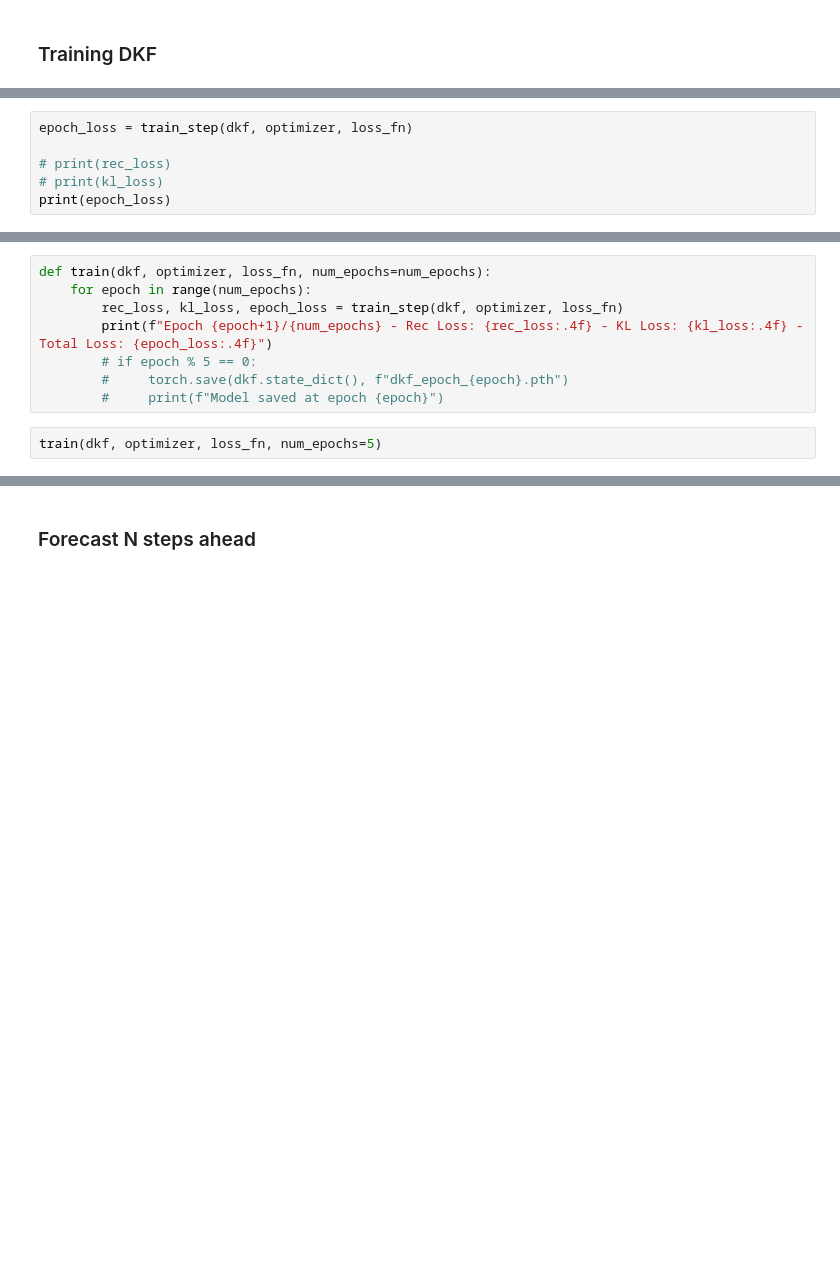
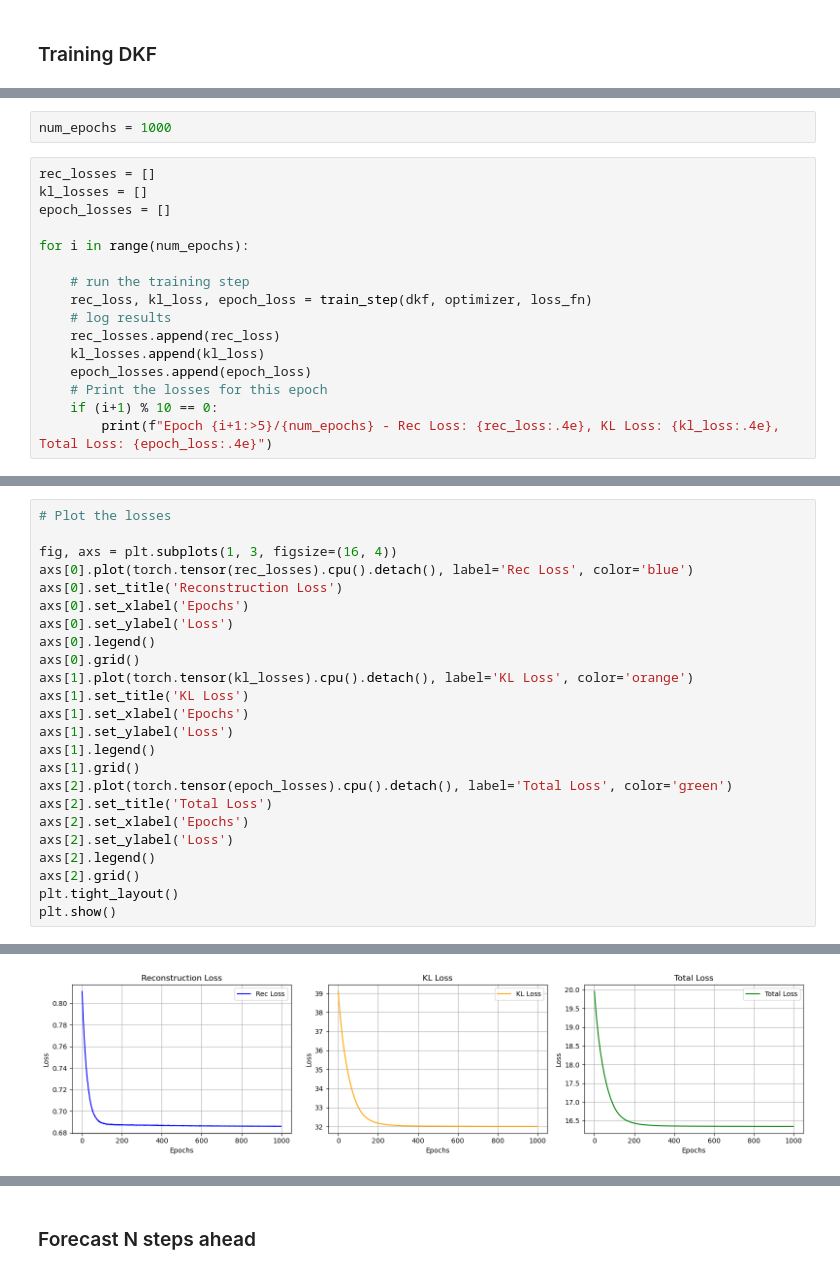
Before and after one commit to BenjaminDeporte/MVA_Stage, a Jupyter notebook: Train_DKF.ipynb, the cells around one changed output, grey strips where cells are left out. Drawn from its saved outputs; the diff is of its cells as text; blank space fills up the shorter version.

```diff
--- a/Train_DKF.ipynb
+++ b/Train_DKF.ipynb
@@ -221,7 +209,19 @@ def train_step(model, optimizer, criterion, train_loader=train_loader, device=de
+# %%
+num_epochs = 1000
 # %%
-epoch_loss = train_step(dkf, optimizer, loss_fn)
+rec_losses = []
+kl_losses = []
+epoch_losses = []
 
-# print(rec_loss)
-# print(kl_loss)
-print(epoch_loss)
+for i in range(num_epochs):
+
+    # run the training step
+    rec_loss, kl_loss, epoch_loss = train_step(dkf, optimizer, loss_fn)
+    # log results
+    rec_losses.append(rec_loss)
+    kl_losses.append(kl_loss)
+    epoch_losses.append(epoch_loss)
+    # Print the losses for this epoch
+    if (i+1) % 10 == 0:
+        print(f"Epoch {i+1:>5}/{num_epochs} - Rec Loss: {rec_loss:.4e}, KL Loss: {kl_loss:.4e}, Total Loss: {epoch_loss:.4e}")
 # %% [output]
@@ -229,11 +245,25 @@ RuntimeError: element 0 of tensors does not require grad and does not have a gra
-# %%
-def train(dkf, optimizer, loss_fn, num_epochs=num_epochs):
-    for epoch in range(num_epochs):
-        rec_loss, kl_loss, epoch_loss = train_step(dkf, optimizer, loss_fn)
-        print(f"Epoch {epoch+1}/{num_epochs} - Rec Loss: {rec_loss:.4f} - KL Loss: {kl_loss:.4f} - Total Loss: {epoch_loss:.4f}")
-        # if epoch % 5 == 0:
-        #     torch.save(dkf.state_dict(), f"dkf_epoch_{epoch}.pth")
-        #     print(f"Model saved at epoch {epoch}")
 # %%
-train(dkf, optimizer, loss_fn, num_epochs=5)
+# Plot the losses
+
+fig, axs = plt.subplots(1, 3, figsize=(16, 4))
+axs[0].plot(torch.tensor(rec_losses).cpu().detach(), label='Rec Loss', color='blue')
+axs[0].set_title('Reconstruction Loss')
+axs[0].set_xlabel('Epochs')
+axs[0].set_ylabel('Loss')
+axs[0].legend()
+axs[0].grid()
+axs[1].plot(torch.tensor(kl_losses).cpu().detach(), label='KL Loss', color='orange')
+axs[1].set_title('KL Loss')
+axs[1].set_xlabel('Epochs')
+axs[1].set_ylabel('Loss')
+axs[1].legend()
+axs[1].grid()
+axs[2].plot(torch.tensor(epoch_losses).cpu().detach(), label='Total Loss', color='green')
+axs[2].set_title('Total Loss')
+axs[2].set_xlabel('Epochs')
+axs[2].set_ylabel('Loss')
+axs[2].legend()
+axs[2].grid()
+plt.tight_layout()
+plt.show()
 # %% [output]
@@ -245 +270,2 @@ Epoch 5/5 - Rec Loss: 0.0028 - KL Loss: 0.0643 - Total Loss: 8.3652
+[figure, added]
 # %%
```
Also changed, not shown: parts of 21 cells of this notebook, 1 other file.
